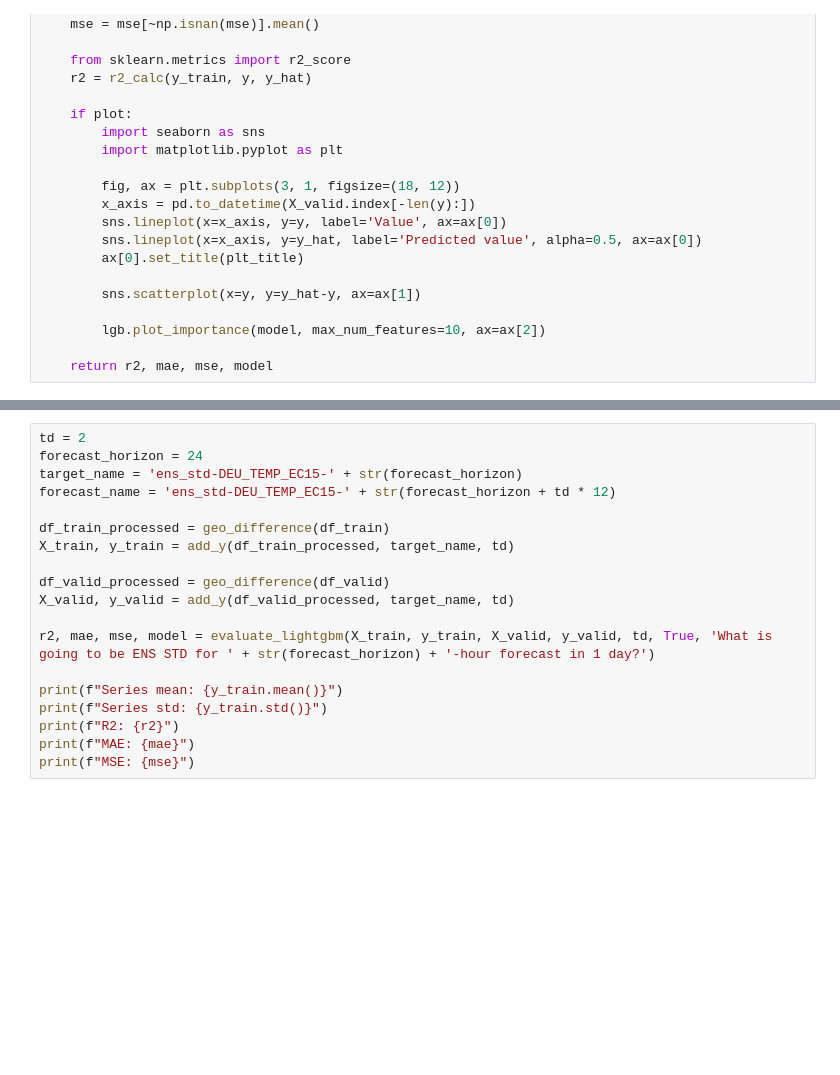
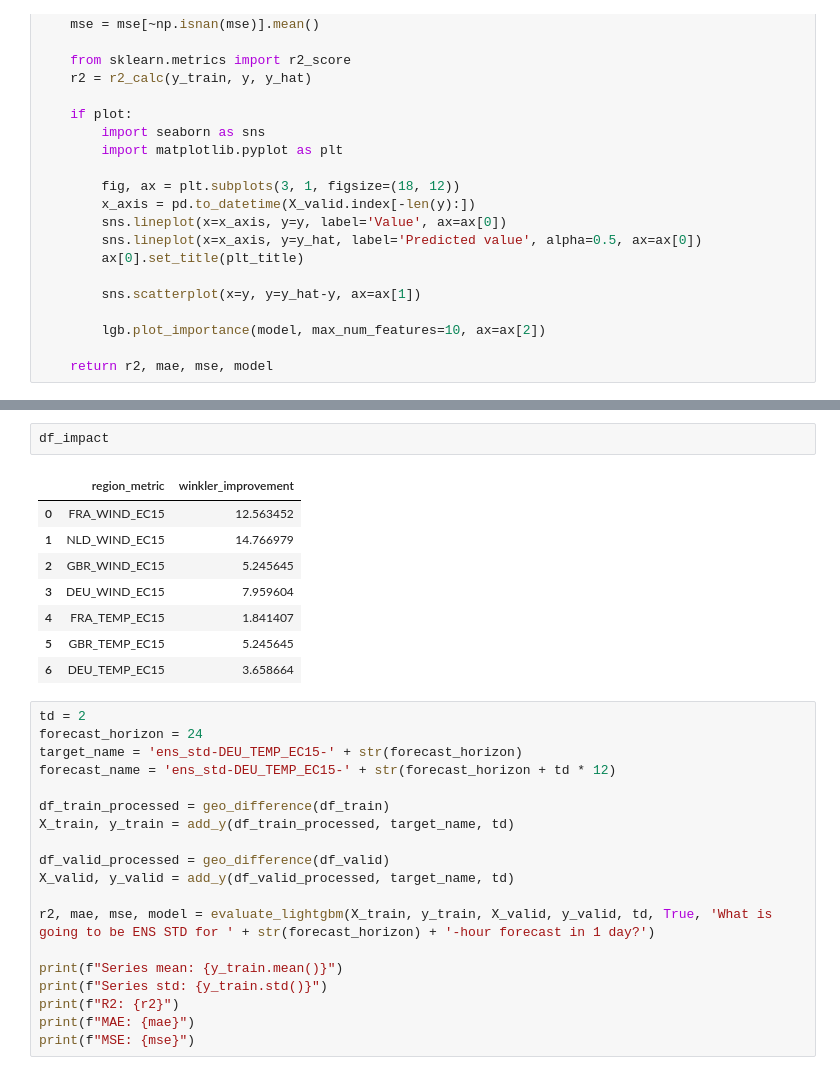
Before and after one commit to jaupimegi23/certainlyUncertain, a Jupyter notebook: models/LightGBM copy.ipynb, the cells around one changed output, grey strips where cells are left out. Drawn from its saved outputs; the diff is of its cells as text; blank space fills up the shorter version.

```diff
--- a/models/LightGBM copy.ipynb
+++ b/models/LightGBM copy.ipynb
@@ -236,3 +239,14 @@ winkler_forecast.mean()
+# %%
+df_impact
+# %% [output]
+|  | region_metric | winkler_improvement |
+| 0 | FRA_WIND_EC15 | 12.563452 |
+| 1 | NLD_WIND_EC15 | 14.766979 |
+| 2 | GBR_WIND_EC15 | 5.245645 |
+| 3 | DEU_WIND_EC15 | 7.959604 |
+| 4 | FRA_TEMP_EC15 | 1.841407 |
+| 5 | GBR_TEMP_EC15 | 5.245645 |
+| 6 | DEU_TEMP_EC15 | 3.658664 |
 # %%
 td = 2
 forecast_horizon = 24
```
Also changed, not shown: parts of 12 cells of this notebook.
